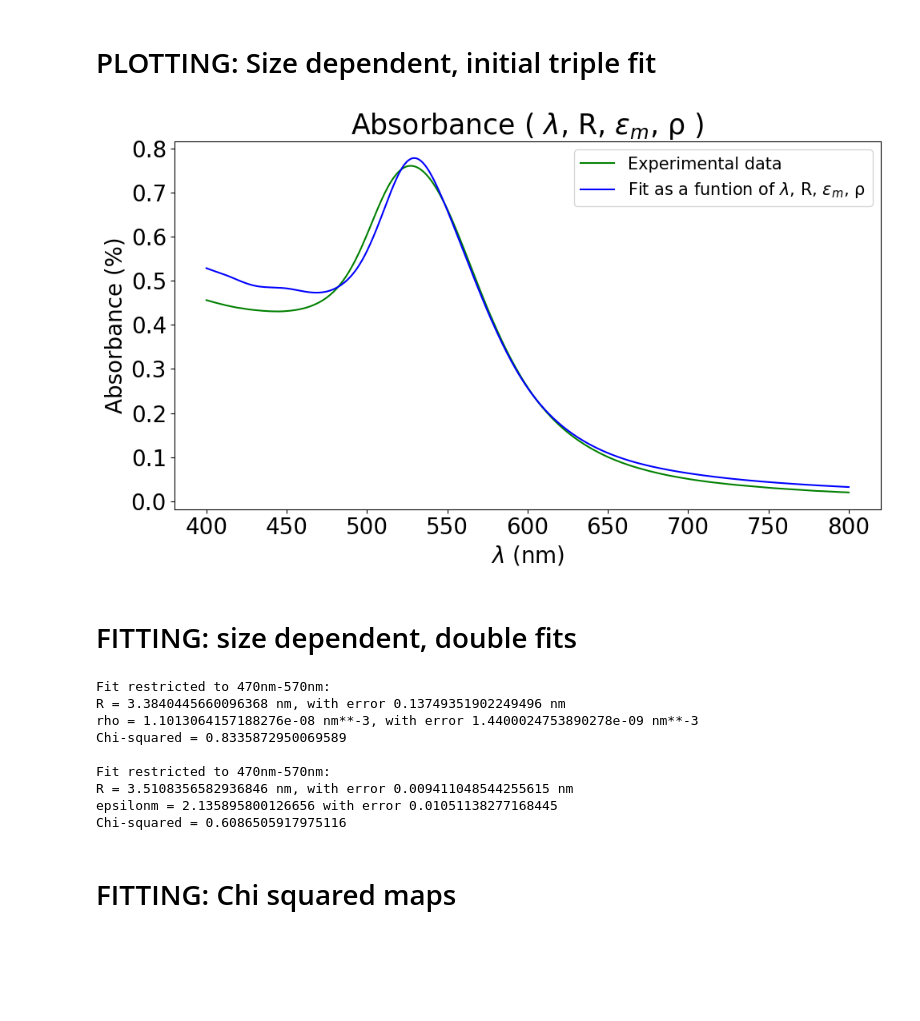
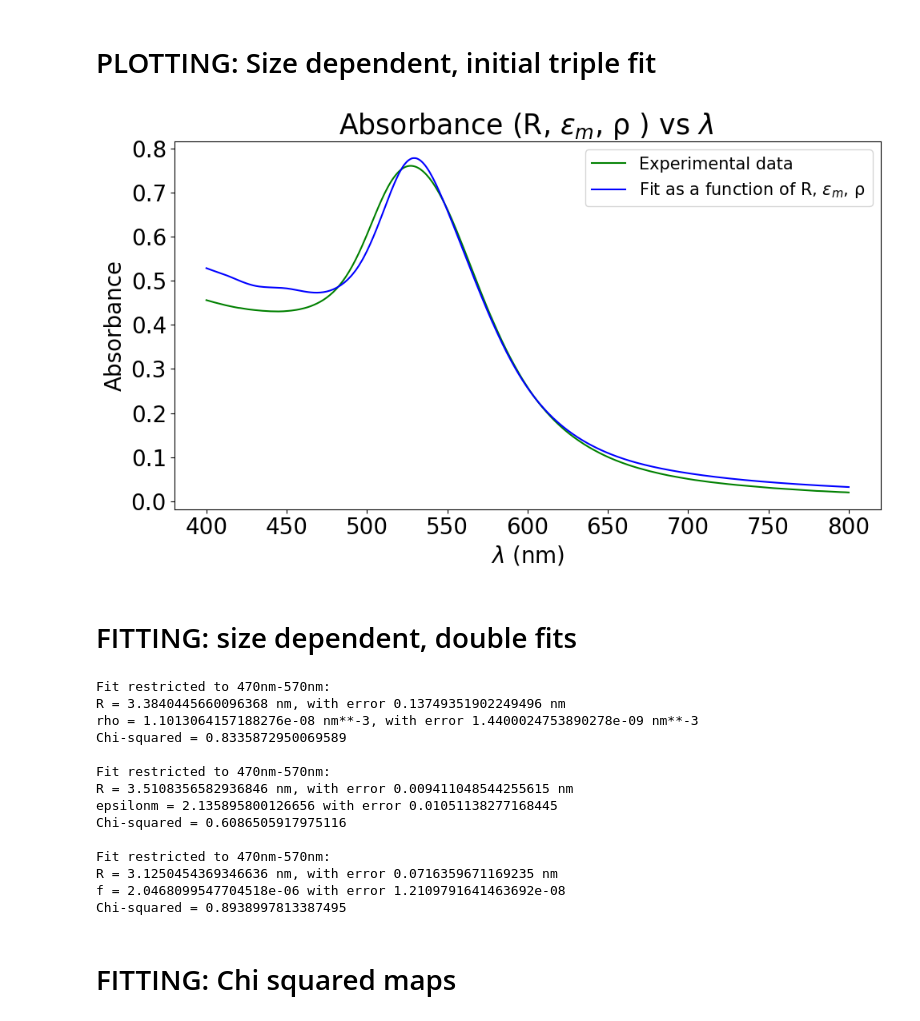
Before and after one commit to DuskrainG/Nanophysics-lab-activity, a Jupyter notebook: notebook_analisi.ipynb, the cells around one changed output. Drawn from its saved outputs; the diff is of its cells as text; code cells hidden in the pictures; blank space fills up the shorter version.

```diff
--- a/notebook_analisi.ipynb
+++ b/notebook_analisi.ipynb
@@ -170,16 +177,16 @@ Chi-squared = 0.9808561774035884
 # %%
 plt.figure(figsize=(10, 6), dpi=100)
 plt.plot(l, absorbance, color="green", label="Experimental data")
 plt.plot(l, Absorbance_fitted, color="blue", label="Fit as a function of R, $\epsilon_{m}$, ρ ")
-plt.title("Absorbance (R, $\epsilon_{m}$, ρ )", fontsize=fs+5)
+plt.title("Absorbance (R, $\epsilon_{m}$, ρ ) vs $\lambda$ ", fontsize=fs+5)
 plt.xlabel(r"$\lambda$ (nm)", fontdict={"fontsize": fs})
 plt.xticks(fontsize=fs)
 plt.ylabel("Absorbance", fontdict={"fontsize": fs})
 plt.yticks(fontsize=fs)
 plt.legend(fontsize=fs//4*3)
 plt.tight_layout()
 # %% [output]
-[figure, old version]
+[figure, new version]
 # %% [markdown]
 # FITTING: size dependent, double fits
 # %%
@@ -225,6 +232,22 @@ with open("outputfile.txt", "a") as outfile:
 #     multiwrite(outfile, "")
 
 
+#using f as a parameter
+def Absorbance_f_epsilonmfix(l, R, f):
+    return Absorbance_f(l, R, par_fit_rhofix[1], f)
+
+par_fit_f_epsilonmfix, par_cov_f_epsilonmfix = curve_fit(Absorbance_f_epsilonmfix, l_r, absorbance_r, p0=(R_guess, f_guess))
+Absorbance_fitted_f_epsilonmfix = Absorbance_f_epsilonmfix(l, R=par_fit_f_epsilonmfix[0], f=par_fit_f_epsilonmfix[1])
+
+with open("outputfile.txt", "a") as outfile:
+    multiwrite(outfile, "Fit restricted to 470nm-570nm:")
+    multiwrite(outfile, "R = " + str(par_fit_f_epsilonmfix[0]) + " nm, with error " + str(np.sqrt(par_cov_f_epsilonmfix[0,0])) + " nm")
+    multiwrite(outfile, "f = " + str(par_fit_f_epsilonmfix[1]) + " with error " + str(np.sqrt(par_cov_f_epsilonmfix[1,1])))
+    multiwrite(outfile, "Chi-squared = " + str(Chi(absorbance, Absorbance_fitted_f_epsilonmfix)))
+    multiwrite(outfile, "")
+
+
+
 
 #TODO:
     # do a fit fixing epsilonm to epsilonm_guess and find (R, rho) pair
@@ -248,6 +271,11 @@ Fit restricted to 470nm-570nm:
 R = 3.5108356582936846 nm, with error 0.009411048544255615 nm
 epsilonm = 2.135895800126656 with error 0.01051138277168445
 Chi-squared = 0.6086505917975116
+
+Fit restricted to 470nm-570nm:
+R = 3.1250454369346636 nm, with error 0.0716359671169235 nm
+f = 2.0468099547704518e-06 with error 1.2109791641463692e-08
+Chi-squared = 0.8938997813387495
 # %% [markdown]
 # FITTING: Chi squared maps
 # %%
```
Also changed, not shown: parts of 4 cells of this notebook, 1 other file.
